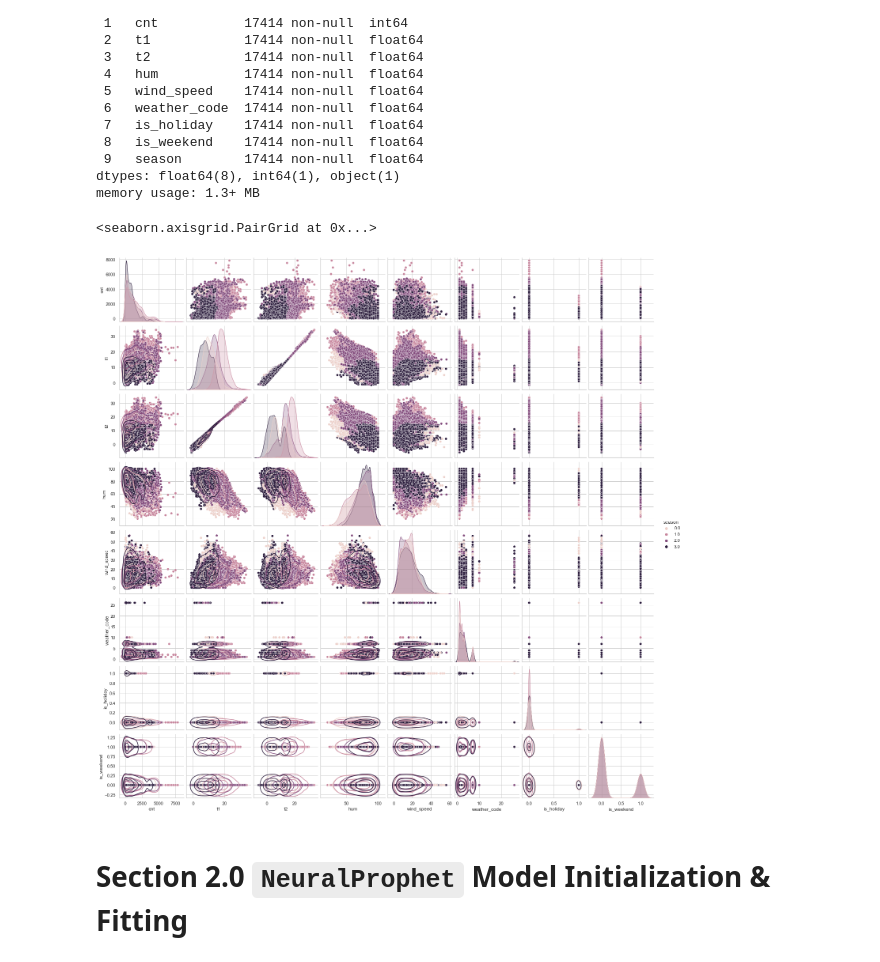
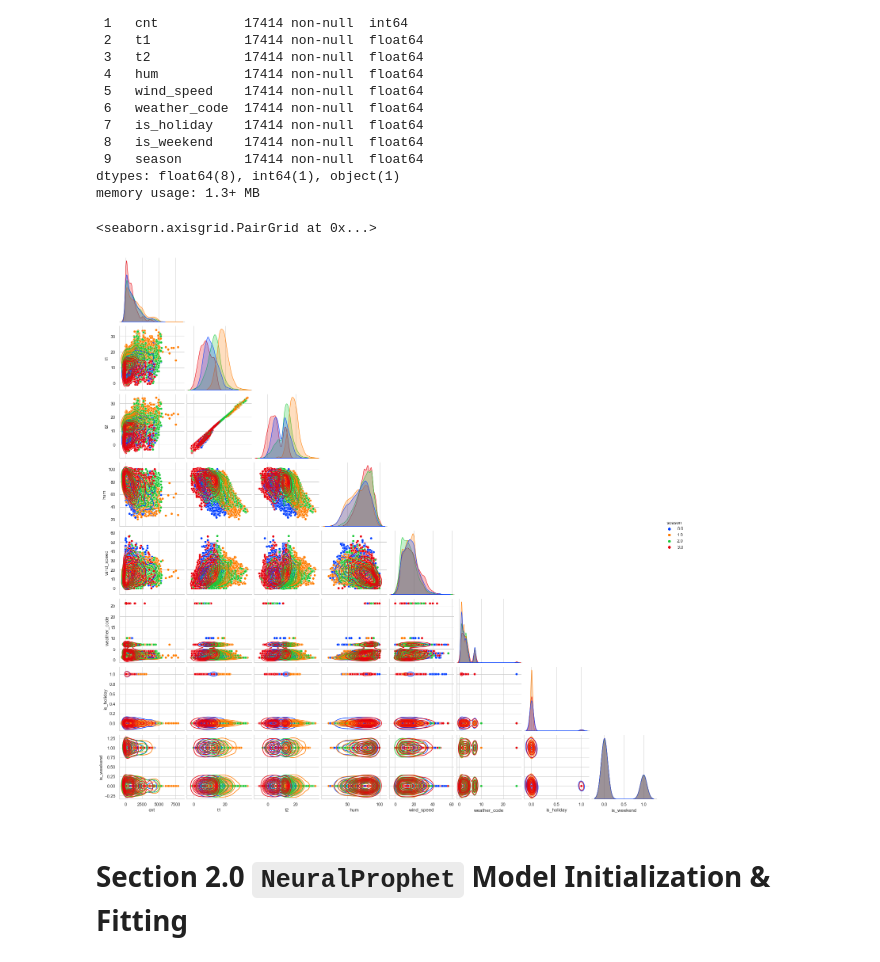
Before and after one commit to sunnydigital/DS4B_Su22, a Jupyter notebook: Final Project/5.30.22 Final Project .ipynb, the cells around one changed output. Drawn from its saved outputs; the diff is of its cells as text; code cells hidden in the pictures.

```diff
--- a/Final Project/5.30.22 Final Project .ipynb
+++ b/Final Project/5.30.22 Final Project .ipynb
@@ -96,11 +116,11 @@ Data columns (total 10 columns):
 dtypes: float64(8), int64(1), object(1)
 memory usage: 1.3+ MB
 # %%
-pplt = sns.pairplot(data=df, hue='season')
-pplt.map_lower(sns.kdeplot, levels=4, color=".2")
+pairplt = sns.pairplot(data=df, hue='season', corner=True, palette='bright')
+pairplt.map_lower(sns.kdeplot, levels=10, color=".2")
 # %% [output]
 <seaborn.axisgrid.PairGrid at 0x...>
-[figure, old version]
+[figure, new version]
 # %% [markdown]
 # Section 2.0 `NeuralProphet` Model Initialization & Fitting
 # %%
```
Also changed, not shown: parts of 4 cells of this notebook.
